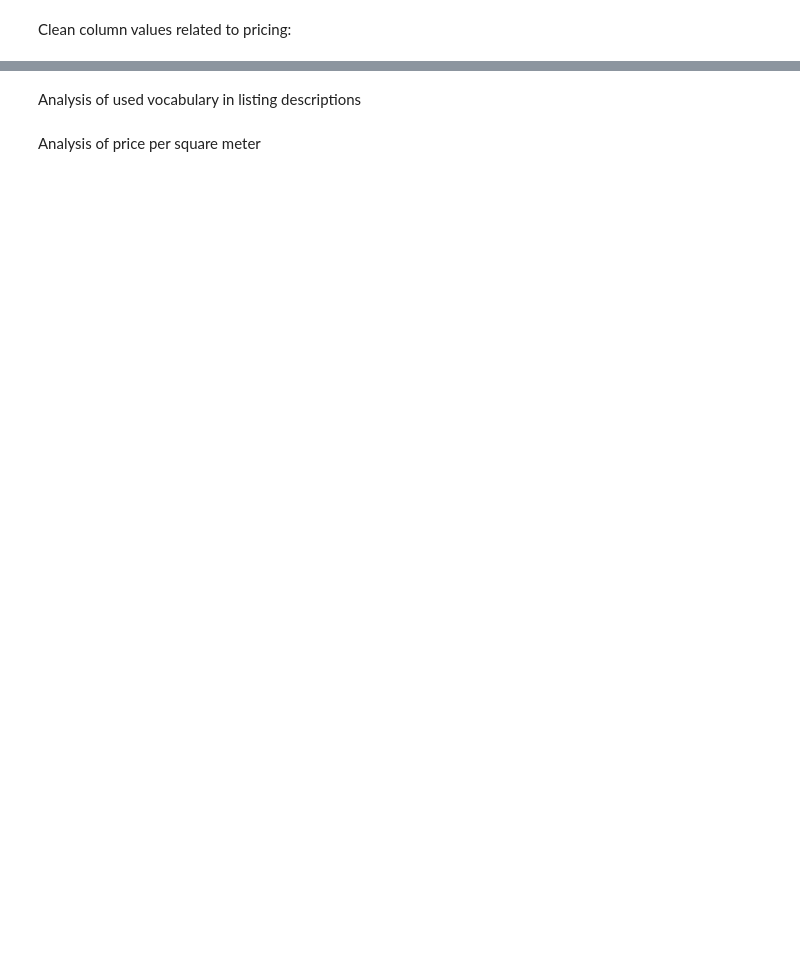
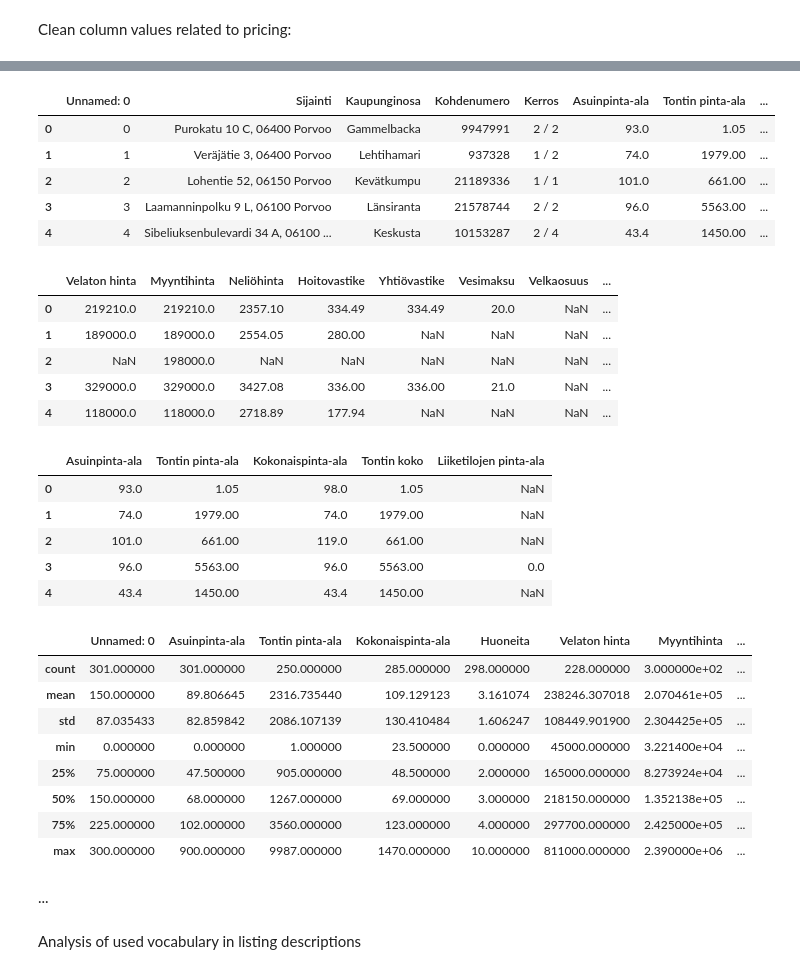
Before and after one commit to nikolr/Real-estate, a Jupyter notebook: Real estate data cleaning.ipynb, the cells around one changed output, grey strips where cells are left out. Saved outputs shown, nothing was run; the diff lists cells and outputs as text; code cells hidden in the pictures; blank space fills up the shorter version.

```diff
--- a/Real estate data cleaning.ipynb
+++ b/Real estate data cleaning.ipynb
@@ -107,2 +81,0 @@ display(df.describe())
-# %% [markdown]
-Analysis of used vocabulary in listing descriptions
@@ -114,2 +82,58 @@ Analysis of used vocabulary in listing descriptions
-# %% [markdown]
-Analysis of price per square meter
+# %%
+#Columns containing values related to pricing
+hinnat = ["Velaton hinta", "Myyntihinta", "Neliöhinta", "Hoitovastike", "Yhtiövastike", "Vesimaksu", "Velkaosuus", "Rahoitusvastike", "Saunan kustannukset", "Autopaikan kustannukset", "Kiinteistövero"]
+pinta_alat = ["Asuinpinta-ala", "Tontin pinta-ala", "Kokonaispinta-ala", "Tontin koko", "Liiketilojen pinta-ala"]
+#Strip string &nbsp; and \xa0 from all column values
+df = df.apply(lambda hinta: hinta.str.replace('&nbsp;', '') if hinta.name in hinnat else hinta)
+df = df.apply(lambda hinta: hinta.str.replace("\\xa0","", regex=True) if hinta.name in hinnat else hinta)
+df = df.apply(lambda hinta: hinta.str.replace("noin","") if hinta.name in hinnat else hinta)
+
+#Replace <sup>2</sup> with latex superscript $^2$
+df['Neliöhinta'] = df['Neliöhinta'].str.replace('<sup>2</sup>', '$^2$')
+#Clean area related values
+df[pinta_alat] = df[pinta_alat].apply(lambda x: x.str.replace("m²", ""))
+df[pinta_alat] = df[pinta_alat].apply(lambda x: x.str.replace("ha", ""))
+df[pinta_alat] = df[pinta_alat].apply(lambda x: x.str.replace("m2.", "", regex = False))
+#Check cleaned columns
+#Remove units from values and convert them to floats
+for hinta in hinnat:
+#     df[hinta] = df[hinta].apply(lambda x: float(x.split(sep, 1)[0].replace(',', '.')) if pd.notna(x) and x != 'Kysy hintaa' else np.NaN)
+    df[hinta] = df[hinta].apply(lambda x: float(re.split(r'[(\u20AC)e]', x)[0].replace(',', '.')) if pd.notna(x) and x != 'Kysy hintaa' and x != "Ei vielä määrätty" and x != "Uusimaa" and x != "Finland" else np.NaN)
+for pinta_ala in pinta_alat:
+    df[pinta_ala] = df[pinta_ala].apply(lambda x: float(x.replace(' ', '').replace(',', '.')) if type(x) != float else np.NaN)
+display(df.head())
+display(df[hinnat].head())
+display(df[pinta_alat].head())
+display(df.describe())
+# %% [output]
+|  | Unnamed: 0 | Sijainti | Kaupunginosa | Kohdenumero | Kerros | Asuinpinta-ala | Tontin pinta-ala | ... |
+| 0 | 0 | Purokatu 10 C, 06400 Porvoo | Gammelbacka | 9947991 | 2 / 2 | 93.0 | 1.05 | ... |
+| 1 | 1 | Veräjätie 3, 06400 Porvoo | Lehtihamari | 937328 | 1 / 2 | 74.0 | 1979.00 | ... |
+| 2 | 2 | Lohentie 52, 06150 Porvoo | Kevätkumpu | 21189336 | 1 / 1 | 101.0 | 661.00 | ... |
+| 3 | 3 | Laamanninpolku 9 L, 06100 Porvoo | Länsiranta | 21578744 | 2 / 2 | 96.0 | 5563.00 | ... |
+| 4 | 4 | Sibeliuksenbulevardi 34 A, 06100 ... | Keskusta | 10153287 | 2 / 4 | 43.4 | 1450.00 | ... |
+|  | Velaton hinta | Myyntihinta | Neliöhinta | Hoitovastike | Yhtiövastike | Vesimaksu | Velkaosuus | ... |
+| 0 | 219210.0 | 219210.0 | 2357.10 | 334.49 | 334.49 | 20.0 | NaN | ... |
+| 1 | 189000.0 | 189000.0 | 2554.05 | 280.00 | NaN | NaN | NaN | ... |
+| 2 | NaN | 198000.0 | NaN | NaN | NaN | NaN | NaN | ... |
+| 3 | 329000.0 | 329000.0 | 3427.08 | 336.00 | 336.00 | 21.0 | NaN | ... |
+| 4 | 118000.0 | 118000.0 | 2718.89 | 177.94 | NaN | NaN | NaN | ... |
+|  | Asuinpinta-ala | Tontin pinta-ala | Kokonaispinta-ala | Tontin koko | Liiketilojen pinta-ala |
+| 0 | 93.0 | 1.05 | 98.0 | 1.05 | NaN |
+| 1 | 74.0 | 1979.00 | 74.0 | 1979.00 | NaN |
+| 2 | 101.0 | 661.00 | 119.0 | 661.00 | NaN |
+| 3 | 96.0 | 5563.00 | 96.0 | 5563.00 | 0.0 |
+| 4 | 43.4 | 1450.00 | 43.4 | 1450.00 | NaN |
+|  | Unnamed: 0 | Asuinpinta-ala | Tontin pinta-ala | Kokonaispinta-ala | Huoneita | Velaton hinta | Myyntihinta | ... |
+| count | 301.000000 | 301.000000 | 250.000000 | 285.000000 | 298.000000 | 228.000000 | 3.000000e+02 | ... |
+| mean | 150.000000 | 89.806645 | 2316.735440 | 109.129123 | 3.161074 | 238246.307018 | 2.070461e+05 | ... |
+| std | 87.035433 | 82.859842 | 2086.107139 | 130.410484 | 1.606247 | 108449.901900 | 2.304425e+05 | ... |
+| min | 0.000000 | 0.000000 | 1.000000 | 23.500000 | 0.000000 | 45000.000000 | 3.221400e+04 | ... |
+| 25% | 75.000000 | 47.500000 | 905.000000 | 48.500000 | 2.000000 | 165000.000000 | 8.273924e+04 | ... |
+| 50% | 150.000000 | 68.000000 | 1267.000000 | 69.000000 | 3.000000 | 218150.000000 | 1.352138e+05 | ... |
+| 75% | 225.000000 | 102.000000 | 3560.000000 | 123.000000 | 4.000000 | 297700.000000 | 2.425000e+05 | ... |
+| max | 300.000000 | 900.000000 | 9987.000000 | 1470.000000 | 10.000000 | 811000.000000 | 2.390000e+06 | ... |
+# %% [markdown]
+...
+# %% [markdown]
+Analysis of used vocabulary in listing descriptions
```
Also changed, not shown: parts of 10 cells of this notebook.
